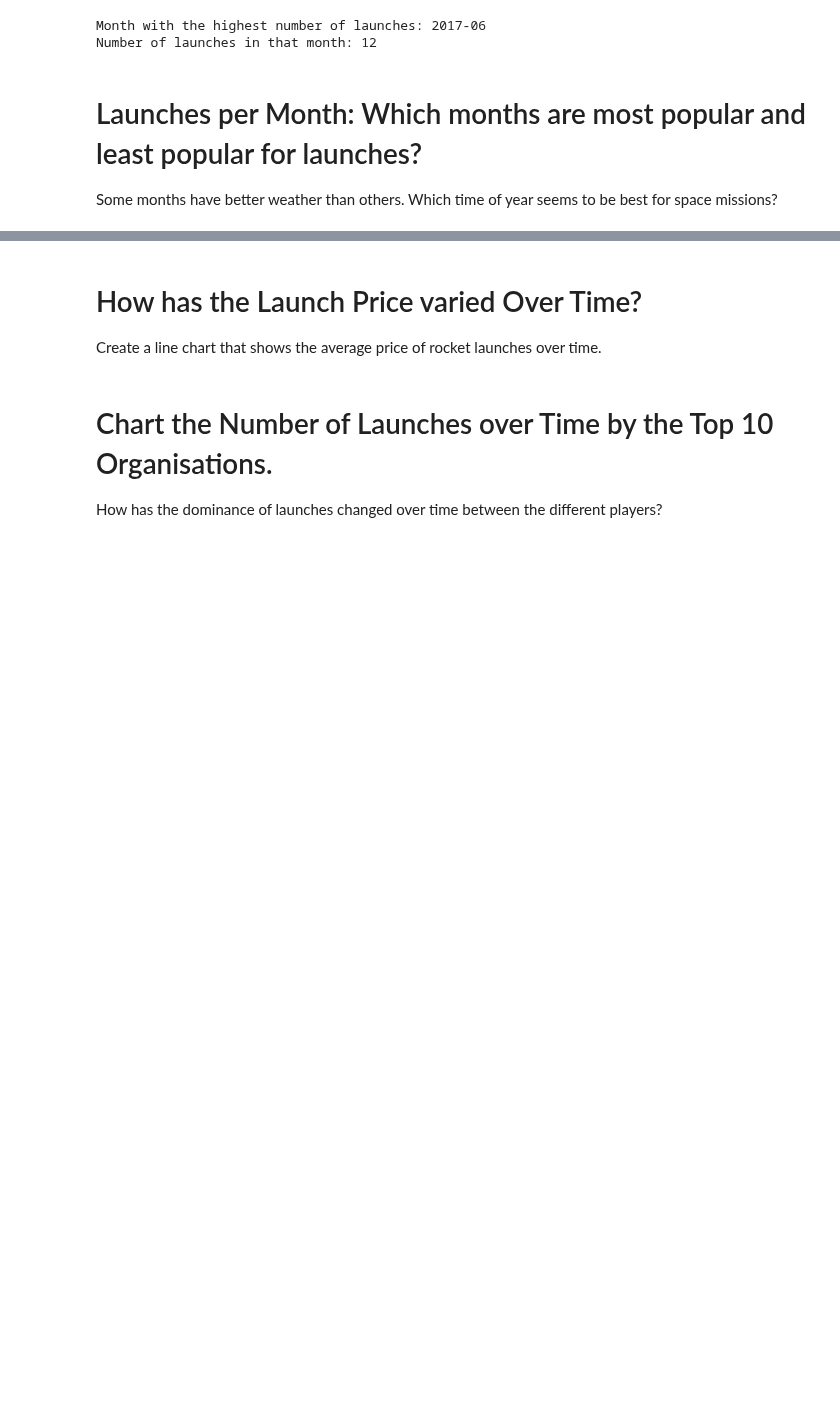
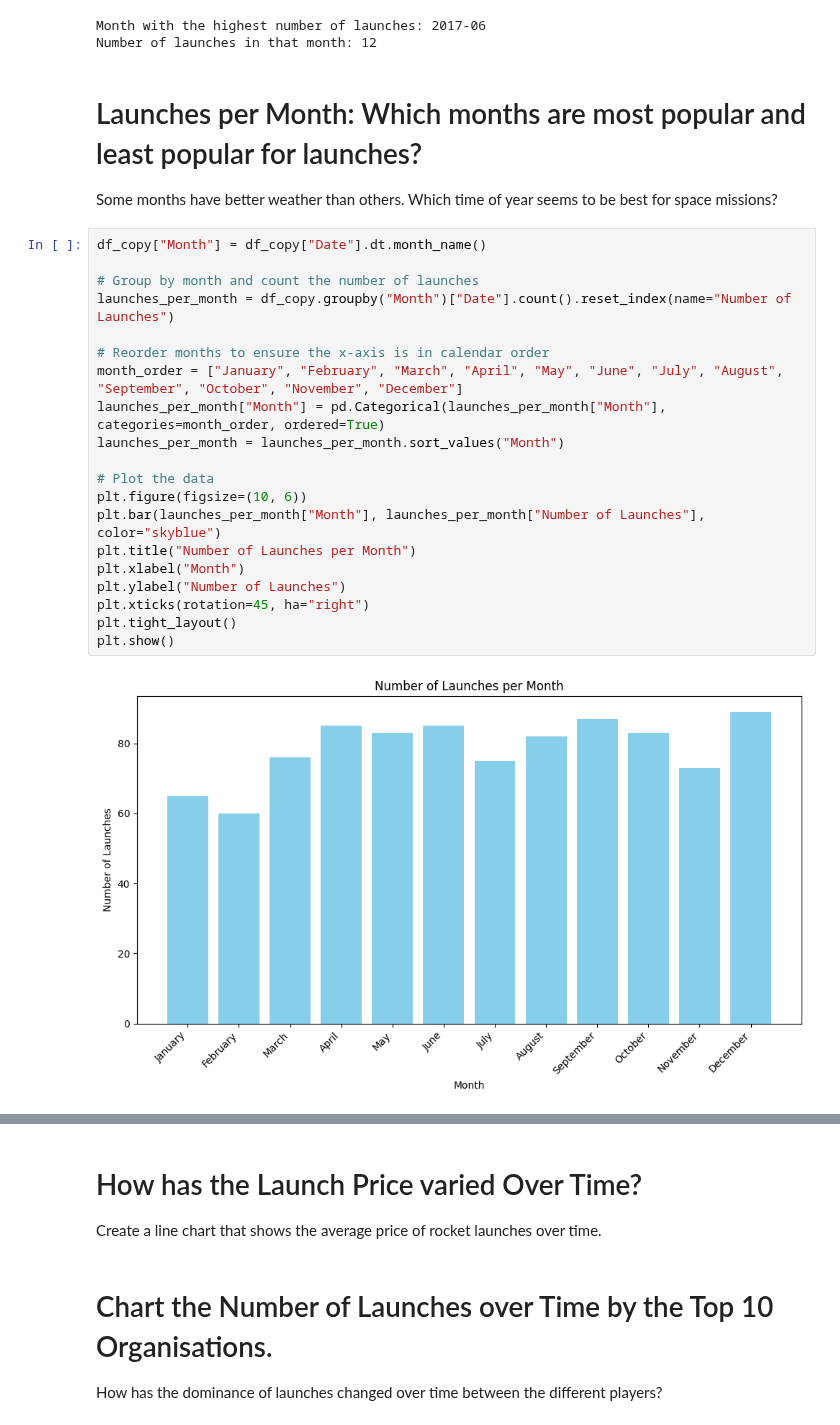
Before and after one commit to ViktorGeorgiev98/analyze-and_visualize-space-race, a Jupyter notebook: Space_Missions_Analysis_(start).ipynb, the cells around one changed output, grey strips where cells are left out. Cells and saved outputs as stored; diff of their text form; blank space fills up the shorter version.

Commit message:
most popular month

```diff
--- a/Space_Missions_Analysis_(start).ipynb
+++ b/Space_Missions_Analysis_(start).ipynb
@@ -532,3 +532,25 @@ Number of launches in that month: 12
 # Launches per Month: Which months are most popular and least popular for launches?
 
 Some months have better weather than others. Which time of year seems to be best for space missions?
+# %%
+df_copy["Month"] = df_copy["Date"].dt.month_name()
+
+# Group by month and count the number of launches
+launches_per_month = df_copy.groupby("Month")["Date"].count().reset_index(name="Number of Launches")
+
+# Reorder months to ensure the x-axis is in calendar order
+month_order = ["January", "February", "March", "April", "May", "June", "July", "August", "September", "October", "November", "December"]
+launches_per_month["Month"] = pd.Categorical(launches_per_month["Month"], categories=month_order, ordered=True)
+launches_per_month = launches_per_month.sort_values("Month")
+
+# Plot the data
+plt.figure(figsize=(10, 6))
+plt.bar(launches_per_month["Month"], launches_per_month["Number of Launches"], color="skyblue")
+plt.title("Number of Launches per Month")
+plt.xlabel("Month")
+plt.ylabel("Number of Launches")
+plt.xticks(rotation=45, ha="right")
+plt.tight_layout()
+plt.show()
+# %% [output]
+[figure, added]
```
Also changed, not shown: parts of 1 cell of this notebook.
